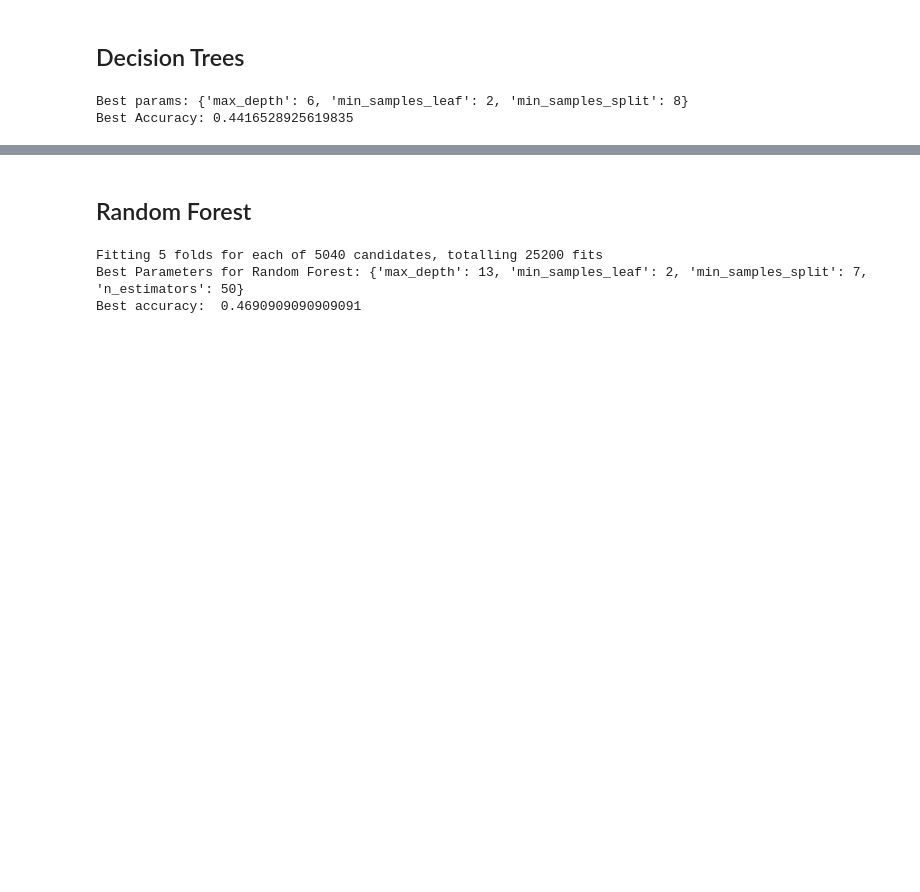
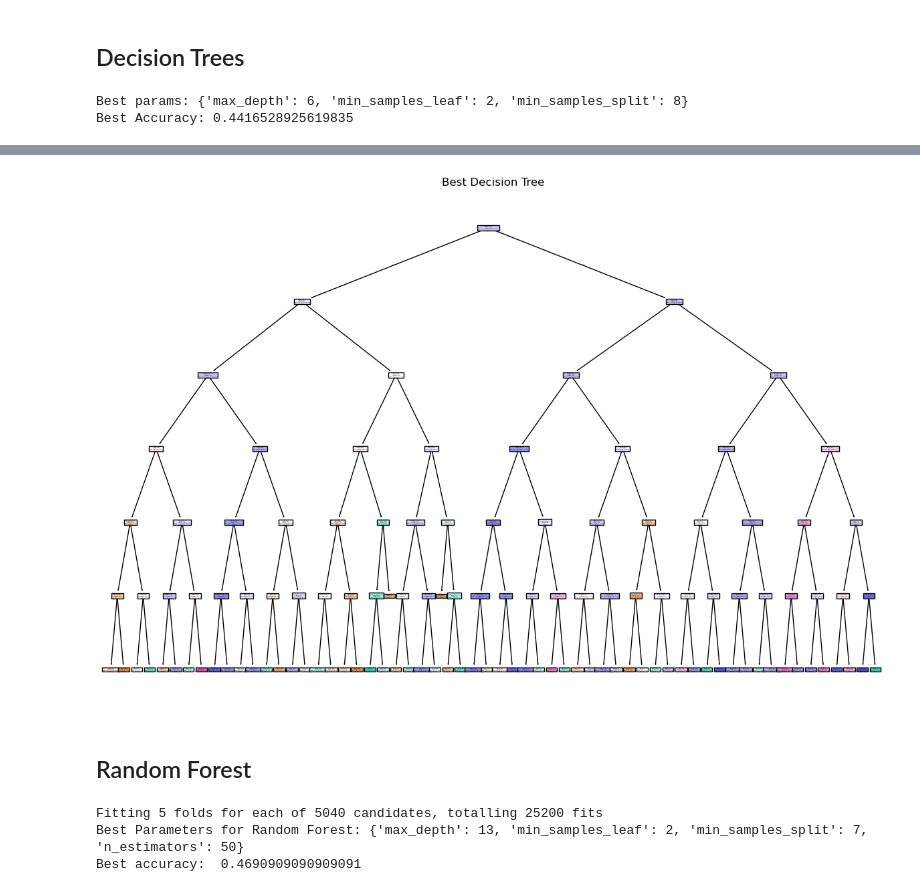
Before and after one commit to JacobBodera/mse446_project, a Jupyter notebook: Tree_Ensemble/tree_classifier.ipynb, the cells around one changed output, grey strips where cells are left out. Saved outputs shown, nothing was run; the diff lists cells and outputs as text; code cells hidden in the pictures; blank space fills up the shorter version.

Commit message:
Saved decision tree picture

```diff
--- a/Tree_Ensemble/tree_classifier.ipynb
+++ b/Tree_Ensemble/tree_classifier.ipynb
@@ -8,6 +8,6 @@ from sklearn.tree import DecisionTreeClassifier
 from sklearn.ensemble import RandomForestClassifier, BaggingClassifier, AdaBoostClassifier
 # %%
-df = pd.read_csv("employee_survey.csv")
+df = pd.read_csv("../employee_survey.csv")
 display(df.shape)
 display(df.head())
 display(df.info())
@@ -131,3 +131,9 @@ Best Accuracy: 0.4416528925619835
 MAX_DEPTH_DT = grid_search_dt.best_params_['max_depth']
 MIN_SPLIT_DT = grid_search_dt.best_params_['min_samples_split']
 MIN_LEAF_DT = grid_search_dt.best_params_['min_samples_leaf']
+# %%
+best_dt = grid_search_dt.best_estimator_
+
+# Display the decision tree as text
+tree_text = export_text(best_dt, feature_names=list(X.columns))
+print(tree_text)
@@ -134,3 +158,12 @@ MIN_LEAF_DT = grid_search_dt.best_params_['min_samples_leaf']
+# %%
+# Plot the decision tree
+plt.figure(figsize=(15, 10))
+plot_tree(best_dt, filled=True, feature_names=X.columns, class_names=[str(c) for c in set(y)])
+plt.title("Best Decision Tree")
+plt.savefig('decision_tree_image.png', transparent = True)
+plt.show()
+# %% [output]
+[figure, added]
 # %% [markdown]
 ## Random Forest
 # %%
```
Also changed, not shown: parts of 4 cells of this notebook, 4 other files.
